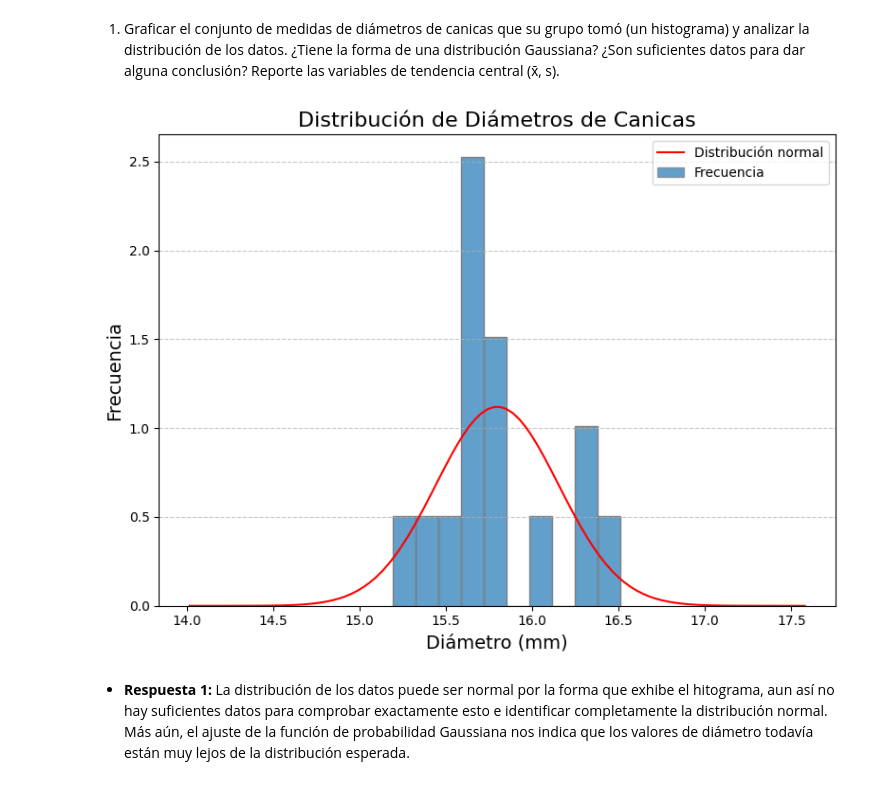
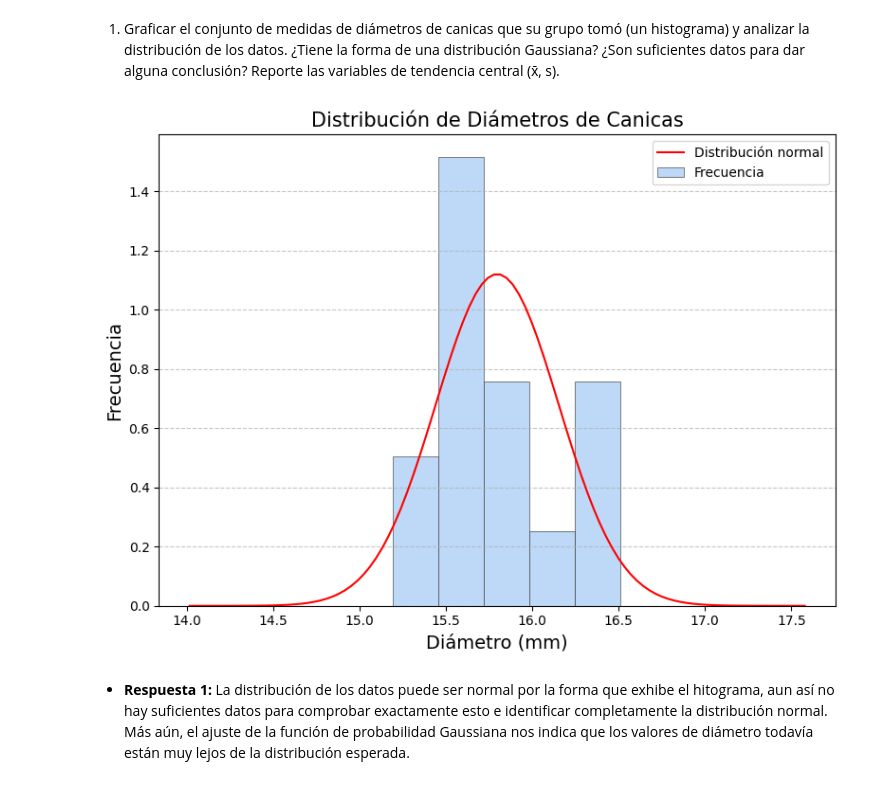
Before and after one commit to JD314/fisica_experimental, a Jupyter notebook: estiven/notebooks/tarea_1_geiger.ipynb, the cells around one changed output. Cells and saved outputs as stored; diff of their text form; code cells hidden in the pictures.

```diff
--- a/estiven/notebooks/tarea_1_geiger.ipynb
+++ b/estiven/notebooks/tarea_1_geiger.ipynb
@@ -30,33 +31,36 @@ Tamaño de los datos: (15, 1)
 # %%
 # Histograma
 plt.figure(figsize=(8, 6))
 sns.histplot(data_canicas,
-         bins=10,
-         edgecolor='grey',
          alpha=0.7,
-         stat='density')
+         stat='density',
+         label='Diámetro canicas',
+         color='blue',
+         palette="pastel",
+         edgecolor=".3",
+         linewidth=.5)
 
 def distribucion_normal(x, mu, sigma):
     normal = (1.0 / (sigma * np.sqrt(2 * np.pi))) * np.exp(-0.5 * ((x - mu) / sigma)**2)
     return normal
 
 mu, std = float(np.mean(data_canicas)), float(np.std(data_canicas))
 x = np.linspace(mu - 5*std, mu + 5*std, 100)
 result = distribucion_normal(x, mu, std)
 plt.plot(x, result, 'r', label='Distribución normal')
 
 # Títulos, etiquetas y parámetros
-plt.title('Distribución de Diámetros de Canicas', fontsize=16)
+plt.title('Distribución de Diámetros de Canicas', fontsize=15)
 plt.xlabel('Diámetro (mm)', fontsize=14)
 plt.ylabel('Frecuencia', fontsize=14)
 
 plt.grid(axis='y', linestyle='--' ,alpha=0.7)
 plt.legend(['Distribución normal', 'Frecuencia'])
 plt.tight_layout()
 
 plt.show()
 # %% [output]
-[figure, old version]
+[figure, new version]
 # %% [markdown]
 - **Respuesta 1:** La distribución de los datos puede ser normal por la forma que exhibe el hitograma, aun así no hay suficientes datos para comprobar exactamente esto e identificar completamente la distribución normal. Más aún, el ajuste de la función de probabilidad Gaussiana nos indica que los valores de diámetro todavía están muy lejos de la distribución esperada.
 # %%
```
Also changed, not shown: parts of 26 cells of this notebook.
